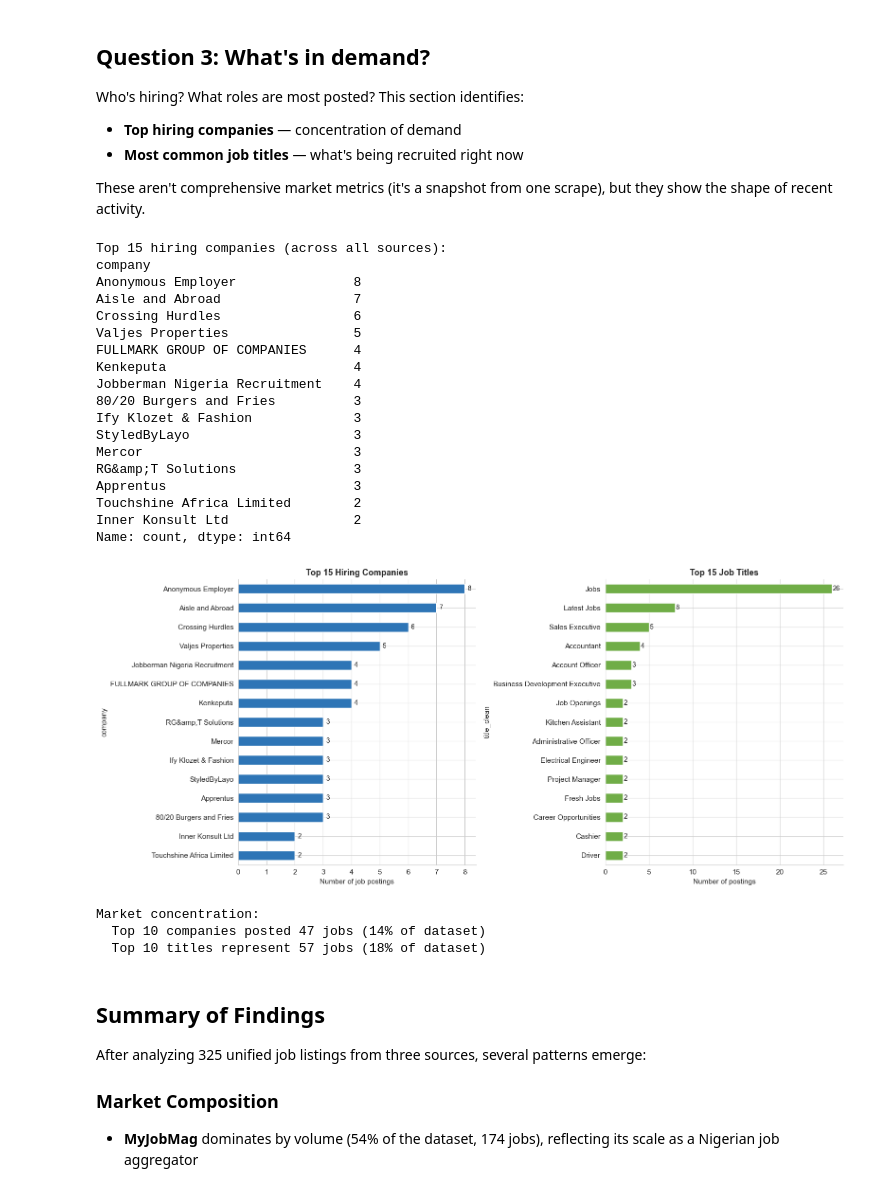
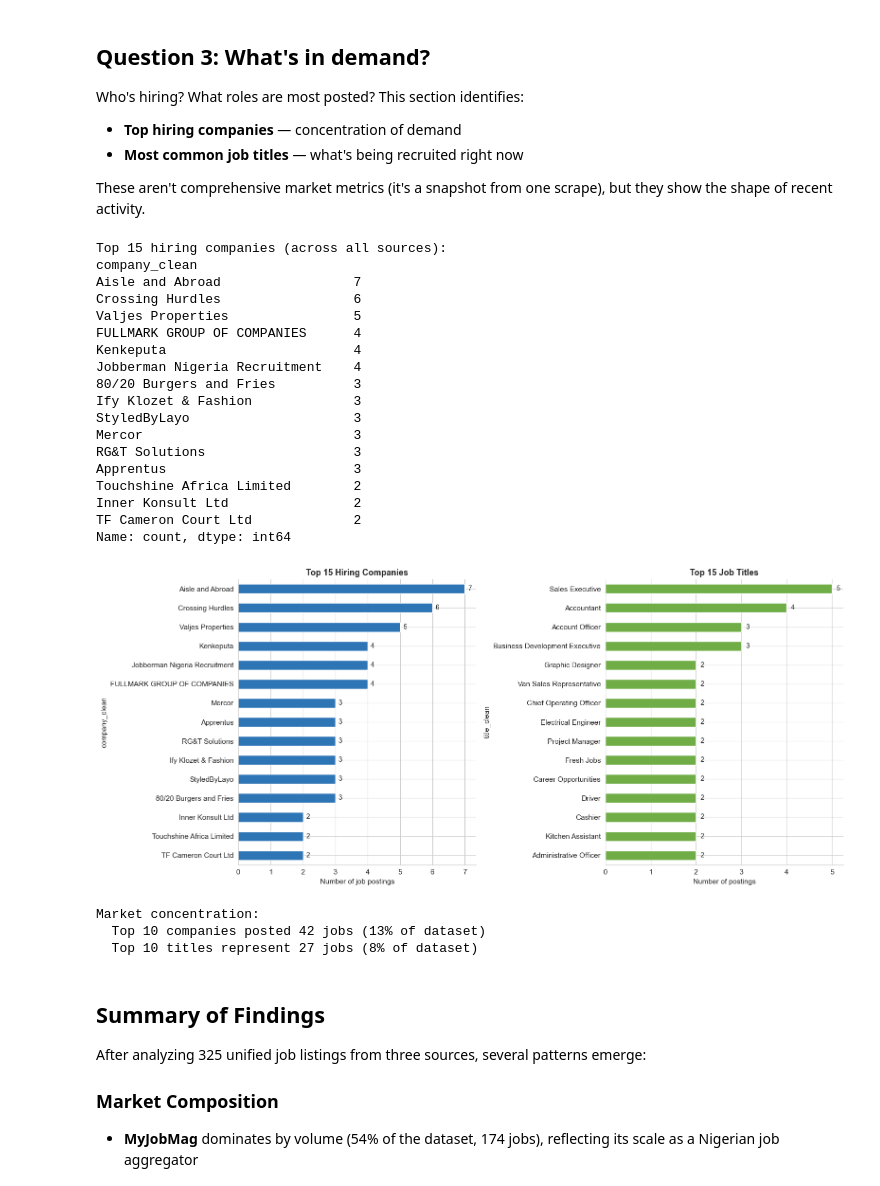
Before and after one commit to that-melani-hacker/nigerian-job-market-analytics, a Jupyter notebook: notebooks/01_eda.ipynb, the cells around one changed output. Drawn from its saved outputs; the diff is of its cells as text; code cells hidden in the pictures.

```diff
--- a/notebooks/01_eda.ipynb
+++ b/notebooks/01_eda.ipynb
@@ -400,12 +400,13 @@ These aren't comprehensive market metrics (it's a snapshot from one scrape), but
 # Clean company names: decode HTML entities and exclude generic placeholders
 import html
 
-df["company_clean"] = (
-    df["company"]
-    .astype(str)
-    .apply(html.unescape)              # decodes &amp; -> & and similar
-    .str.strip()
-)
+def safe_unescape(value):
+    """Decode HTML entities, handling NaN safely."""
+    if pd.isna(value):
+        return None
+    return html.unescape(str(value)).strip()
+
+df["company_clean"] = df["company"].apply(safe_unescape)
 
 # Exclude generic/placeholder company values
 EXCLUDE_COMPANIES = ["Anonymous Employer", "Confidential", "nan", "None"]
@@ -427,46 +428,51 @@ for i, v in enumerate(top_companies.sort_values().values):
 
 # Top job titles
 # Clean titles a bit - lowercase for grouping, then capitalize
-df["title_clean"] = df["title"].astype(str).str.strip().str.title()
-top_titles = df["title_clean"].value_counts().head(15)
+# Clean titles and exclude category/placeholder values
+df["title_clean"] = df["title"].apply(safe_unescape).str.title()
+
+EXCLUDE_TITLES = ["Jobs", "Latest Jobs", "Job Openings", "None", "Nan"]
+titles_filtered = df[~df["title_clean"].isin(EXCLUDE_TITLES)]
+
+top_titles = titles_filtered["title_clean"].value_counts().head(15)
 
 top_titles.sort_values().plot(kind="barh", ax=axes[1], color="#70AD47")
 axes[1].set_title("Top 15 Job Titles", fontsize=13, fontweight="bold")
 axes[1].set_xlabel("Number of postings")
 for i, v in enumerate(top_titles.sort_values().values):
     axes[1].text(v + 0.1, i, str(v), va="center", fontsize=10)
 
 sns.despine()
 plt.tight_layout()
 plt.show()
 
 # Insight about concentration
 print(f"\nMarket concentration:")
 print(f"  Top 10 companies posted {top_companies.head(10).sum()} jobs ({top_companies.head(10).sum()/len(df)*100:.0f}% of dataset)")
 print(f"  Top 10 titles represent {top_titles.head(10).sum()} jobs ({top_titles.head(10).sum()/len(df)*100:.0f}% of dataset)")
 # %% [output]
 Top 15 hiring companies (across all sources):
-company
-Anonymous Employer               8
+company_clean
 Aisle and Abroad                 7
 Crossing Hurdles                 6
 Valjes Properties                5
 FULLMARK GROUP OF COMPANIES      4
 Kenkeputa                        4
 Jobberman Nigeria Recruitment    4
 80/20 Burgers and Fries          3
 Ify Klozet & Fashion             3
 StyledByLayo                     3
 Mercor                           3
-RG&amp;T Solutions               3
+RG&T Solutions                   3
 Apprentus                        3
 Touchshine Africa Limited        2
 Inner Konsult Ltd                2
+TF Cameron Court Ltd             2
 Name: count, dtype: int64
-[figure, old version]
+[figure, new version]
 Market concentration:
-  Top 10 companies posted 47 jobs (14% of dataset)
-  Top 10 titles represent 57 jobs (18% of dataset)
+  Top 10 companies posted 42 jobs (13% of dataset)
+  Top 10 titles represent 27 jobs (8% of dataset)
 # %% [markdown]
 ## Summary of Findings
 
```
Also changed, not shown: 1 other file.
